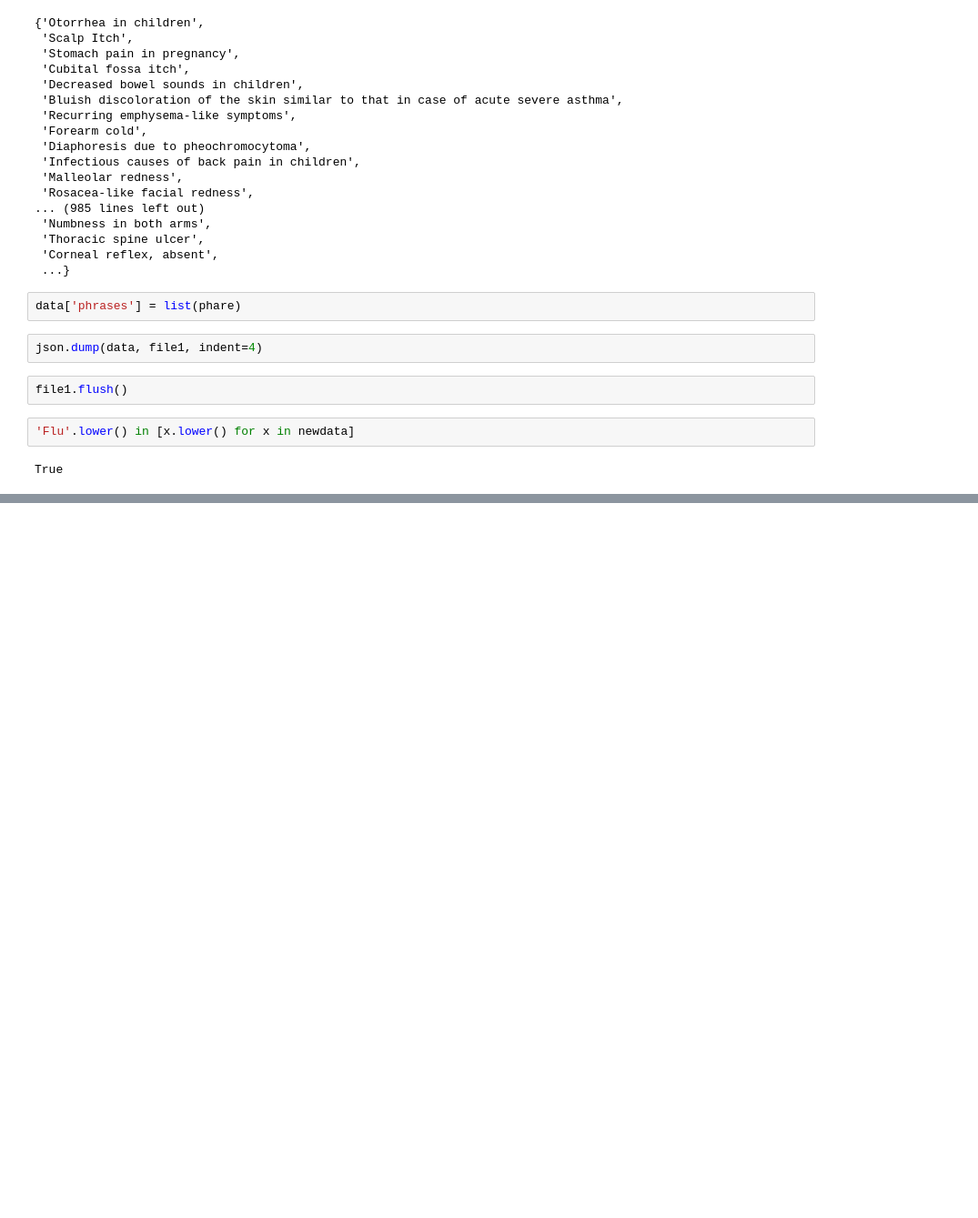
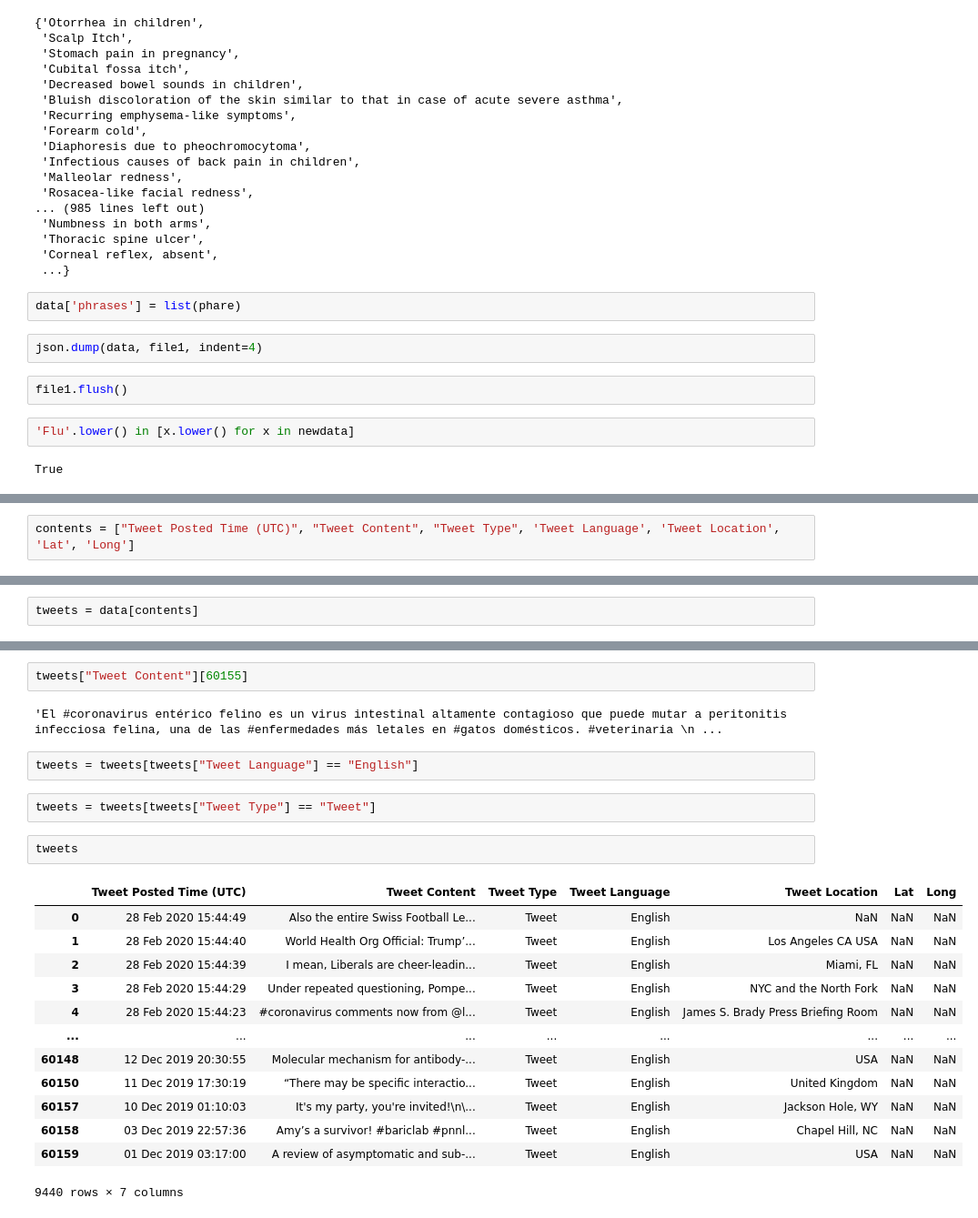
Before and after one commit to Heng-NUS/FYP, a Jupyter notebook: code/data_collection.ipynb, the cells around one changed output, grey strips where cells are left out. Shown at 91% size. Saved outputs shown, nothing was run; the diff lists cells and outputs as text; blank space fills up the shorter version.

```diff
--- a/code/data_collection.ipynb
+++ b/code/data_collection.ipynb
@@ -653,0 +702,2 @@ True
+# %%
+contents = ["Tweet Posted Time (UTC)", "Tweet Content", "Tweet Type", 'Tweet Language', 'Tweet Location', 'Lat', 'Long']
@@ -653,0 +714,2 @@ True
+# %%
+tweets = data[contents]
@@ -653,0 +733,24 @@ True
+# %%
+tweets["Tweet Content"][60155]
+# %% [output]
+'El #coronavirus entérico felino es un virus intestinal altamente contagioso que puede mutar a peritonitis infecciosa felina, una de las #enfermedades más letales en #gatos domésticos. #veterinaria \n ...
+# %%
+tweets = tweets[tweets["Tweet Language"] == "English"]
+# %%
+tweets = tweets[tweets["Tweet Type"] == "Tweet"]
+# %%
+tweets
+# %% [output]
+|  | Tweet Posted Time (UTC) | Tweet Content | Tweet Type | Tweet Language | Tweet Location | Lat | Long |
+| 0 | 28 Feb 2020 15:44:49 | Also the entire Swiss Football Le... | Tweet | English | NaN | NaN | NaN |
+| 1 | 28 Feb 2020 15:44:40 | World Health Org Official: Trump’... | Tweet | English | Los Angeles CA USA | NaN | NaN |
+| 2 | 28 Feb 2020 15:44:39 | I mean, Liberals are cheer-leadin... | Tweet | English | Miami, FL | NaN | NaN |
+| 3 | 28 Feb 2020 15:44:29 | Under repeated questioning, Pompe... | Tweet | English | NYC and the North Fork | NaN | NaN |
+| 4 | 28 Feb 2020 15:44:23 | #coronavirus comments now from @l... | Tweet | English | James S. Brady Press Briefing Room | NaN | NaN |
+| ... | ... | ... | ... | ... | ... | ... | ... |
+| 60148 | 12 Dec 2019 20:30:55 | Molecular mechanism for antibody-... | Tweet | English | USA | NaN | NaN |
+| 60150 | 11 Dec 2019 17:30:19 | “There may be specific interactio... | Tweet | English | United Kingdom | NaN | NaN |
+| 60157 | 10 Dec 2019 01:10:03 | It's my party, you're invited!\n\... | Tweet | English | Jackson Hole, WY | NaN | NaN |
+| 60158 | 03 Dec 2019 22:57:36 | Amy’s a survivor! #bariclab #pnnl... | Tweet | English | Chapel Hill, NC | NaN | NaN |
+| 60159 | 01 Dec 2019 03:17:00 | A review of asymptomatic and sub-... | Tweet | English | USA | NaN | NaN |
+9440 rows × 7 columns
```
Also changed, not shown: parts of 11 cells of this notebook, 20 other files.
